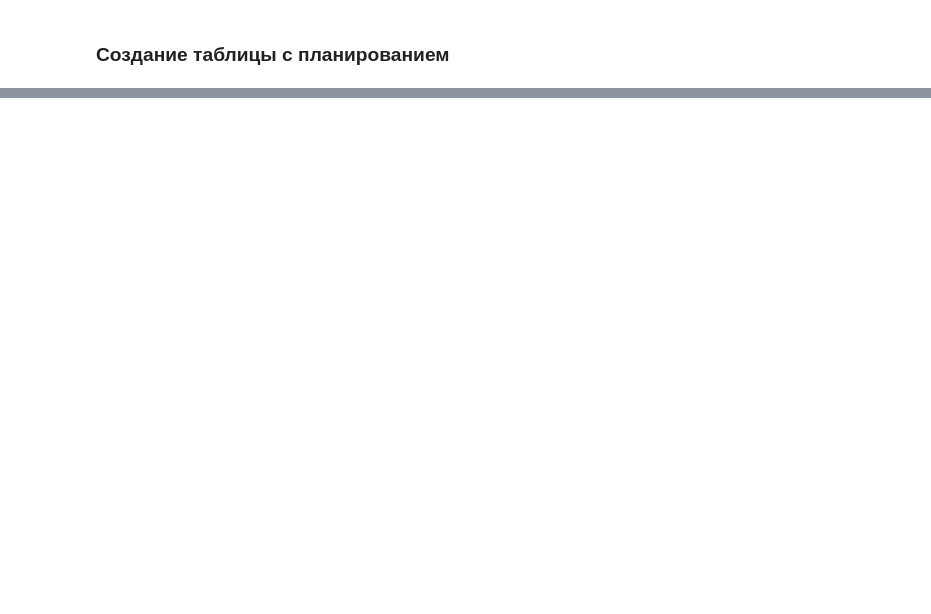
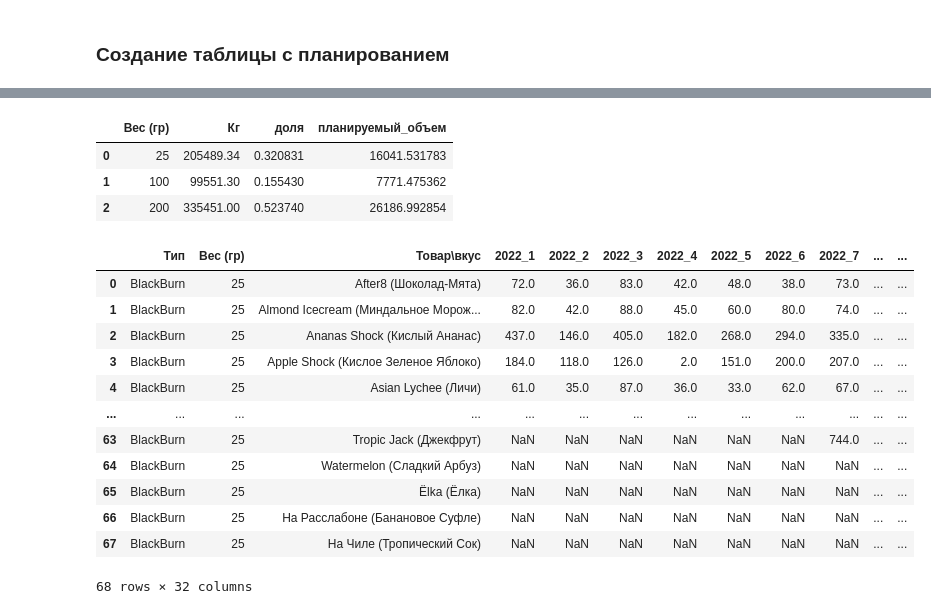
Before and after one commit to AlexeyKapralov/Scripts, a Jupyter notebook: Для кирилла куземы планирование.ipynb, the cells around one changed output, grey strips where cells are left out. Saved outputs shown, nothing was run; the diff lists cells and outputs as text; code cells hidden in the pictures; blank space fills up the shorter version.

```diff
--- a/Для кирилла куземы планирование.ipynb
+++ b/Для кирилла куземы планирование.ipynb
@@ -20,2 +15,0 @@ B = 2350
-# %%
-B3 = 327
@@ -48,5 +64,3 @@ bb
-# %%
-brands = ['BlackBurn', 'Burn', 'B3', 'Banger', 'PeterRalf', 'Overdose']
 # %%
 brands_dict = {
     'BlackBurn' : BlackBurn,
@@ -75,16 +79,3 @@ for brand in brands:
       dfs[f"{brand}_{str(need_row)}"] = df.loc[(df['Тип'] == brand) & (df['Вес (гр)'] == need_row)]
 # %% [markdown]
 ### Создание таблицы с планированием
-# %%
-pivot_tables = {}
-
-for data in dfs:
-    dfs.get(data)['year'] = dfs.get(data)['Месяц'].dt.year
-    dfs.get(data)['month'] = dfs.get(data)['Месяц'].dt.month
-
-    pivot_tables[data] = dfs.get(data).pivot_table(
-        values=['Кг'],
-        index=['Тип','Товар\вкус'],
-        columns=['year', 'month'],
-        aggfunc="sum"
-    ).round().reset_index()
@@ -108,0 +155,7 @@ See the caveats in the documentation: https://pandas.pydata.org/pandas-docs/stab
+# %%
+BlackBurn
+# %% [output]
+|  | Вес (гр) | Кг | доля | планируемый_объем |
+| 0 | 25 | 205489.34 | 0.320831 | 16041.531783 |
+| 1 | 100 | 99551.30 | 0.155430 | 7771.475362 |
+| 2 | 200 | 335451.00 | 0.523740 | 26186.992854 |
@@ -108,0 +164,16 @@ See the caveats in the documentation: https://pandas.pydata.org/pandas-docs/stab
+# %%
+pivot_tables['BlackBurn_25']
+# %% [output]
+|  | Тип | Вес (гр) | Товар\вкус | 2022_1 | 2022_2 | 2022_3 | 2022_4 | 2022_5 | 2022_6 | 2022_7 | ... | ... |
+| 0 | BlackBurn | 25 | After8 (Шоколад-Мята) | 72.0 | 36.0 | 83.0 | 42.0 | 48.0 | 38.0 | 73.0 | ... | ... |
+| 1 | BlackBurn | 25 | Almond Icecream (Миндальное Морож... | 82.0 | 42.0 | 88.0 | 45.0 | 60.0 | 80.0 | 74.0 | ... | ... |
+| 2 | BlackBurn | 25 | Ananas Shock (Кислый Ананас) | 437.0 | 146.0 | 405.0 | 182.0 | 268.0 | 294.0 | 335.0 | ... | ... |
+| 3 | BlackBurn | 25 | Apple Shock (Кислое Зеленое Яблоко) | 184.0 | 118.0 | 126.0 | 2.0 | 151.0 | 200.0 | 207.0 | ... | ... |
+| 4 | BlackBurn | 25 | Asian Lychee (Личи) | 61.0 | 35.0 | 87.0 | 36.0 | 33.0 | 62.0 | 67.0 | ... | ... |
+| ... | ... | ... | ... | ... | ... | ... | ... | ... | ... | ... | ... | ... |
+| 63 | BlackBurn | 25 | Tropic Jack (Джекфрут) | NaN | NaN | NaN | NaN | NaN | NaN | 744.0 | ... | ... |
+| 64 | BlackBurn | 25 | Watermelon (Сладкий Арбуз) | NaN | NaN | NaN | NaN | NaN | NaN | NaN | ... | ... |
+| 65 | BlackBurn | 25 | Ёlka (Ёлка) | NaN | NaN | NaN | NaN | NaN | NaN | NaN | ... | ... |
+| 66 | BlackBurn | 25 | На Расслабоне (Банановое Суфле) | NaN | NaN | NaN | NaN | NaN | NaN | NaN | ... | ... |
+| 67 | BlackBurn | 25 | На Чиле (Тропический Сок) | NaN | NaN | NaN | NaN | NaN | NaN | NaN | ... | ... |
+68 rows × 32 columns
```
Also changed, not shown: parts of 17 cells of this notebook, 3 other files.
